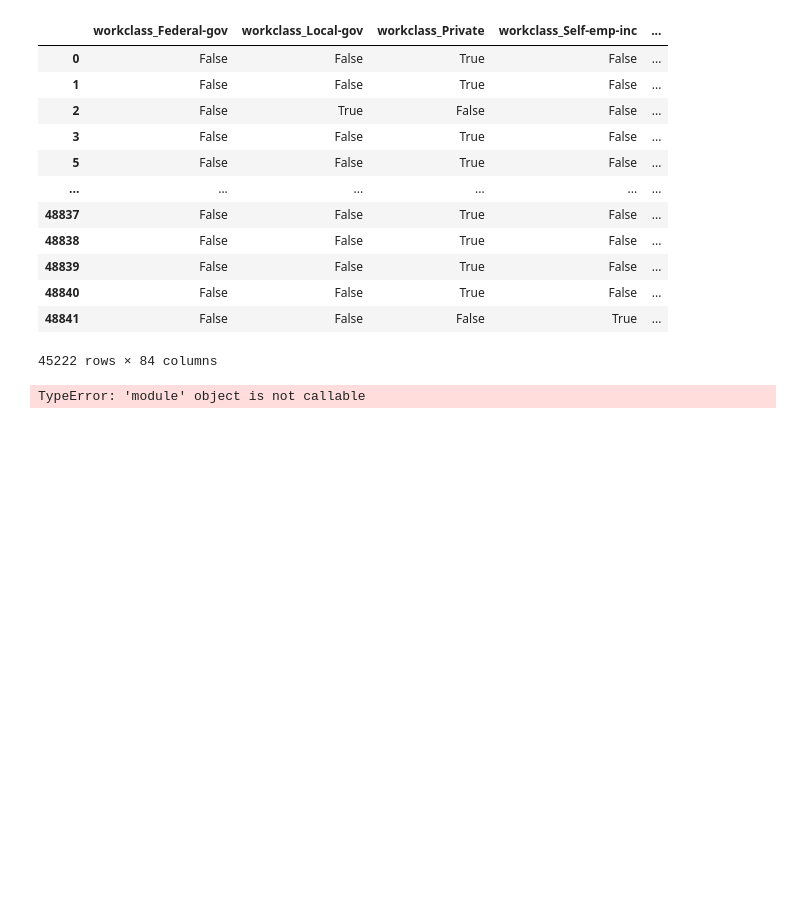
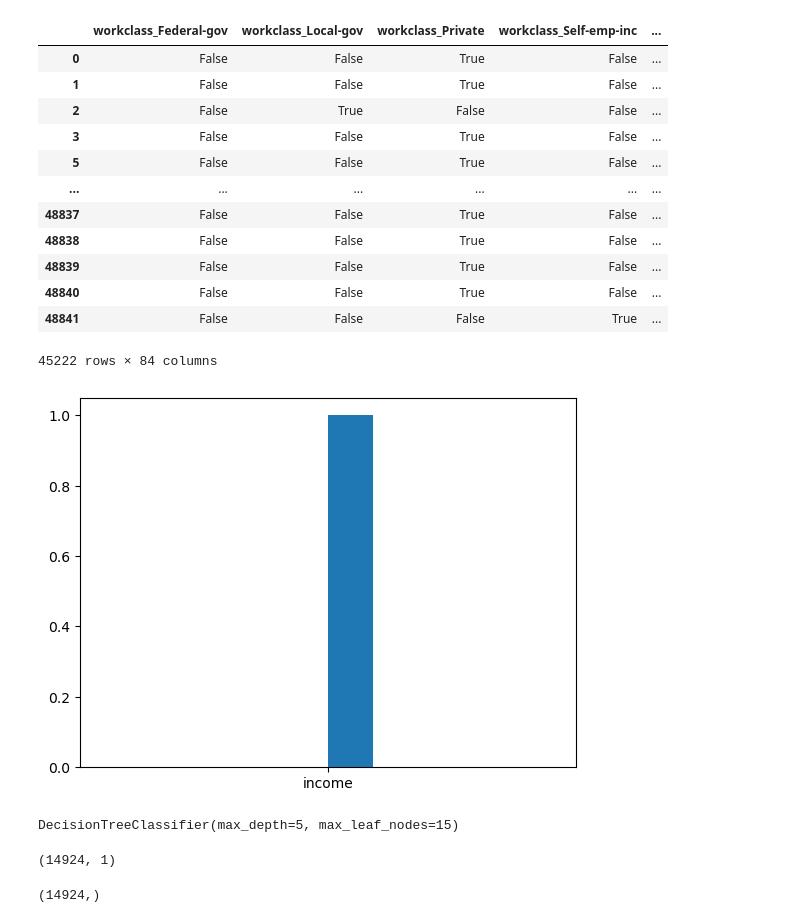
Before and after one commit to rohith4088/deep_learning, a Jupyter notebook: ml_lab.ipynb, the cells around one changed output. Cells and saved outputs as stored; diff of their text form; code cells hidden in the pictures; blank space fills up the shorter version.

Commit message:
descion tree

```diff
--- a/ml_lab.ipynb
+++ b/ml_lab.ipynb
@@ -241,7 +241,3 @@ nex
 | 48840 | False | False | True | False | ... |
 | 48841 | False | False | False | True | ... |
 45222 rows × 84 columns
-# %%
-plot = pd.(x = 'workclass' , y = 'income' , kind = 'line')
-# %% [output]
-TypeError: 'module' object is not callable
@@ -250,0 +244,5 @@ plt.bar()
+# %%
+import seaborn as sns
+plot = plt.hist(x = 'income',bins = 10,histtype = 'barstacked')
+# %% [output]
+[figure, added]
@@ -250,0 +252,6 @@ plt.bar()
+# %%
+from sklearn.tree import DecisionTreeClassifier
+clf = DecisionTreeClassifier(max_depth = 5,max_leaf_nodes=15)
+clf.fit(xtrain , ytrain)
+# %% [output]
+DecisionTreeClassifier(max_depth=5, max_leaf_nodes=15)
@@ -250,0 +260,8 @@ plt.bar()
+# %%
+ytest.shape
+# %% [output]
+(14924, 1)
+# %%
+y_pred.shape
+# %% [output]
+(14924,)
```
Also changed, not shown: parts of 6 cells of this notebook.
